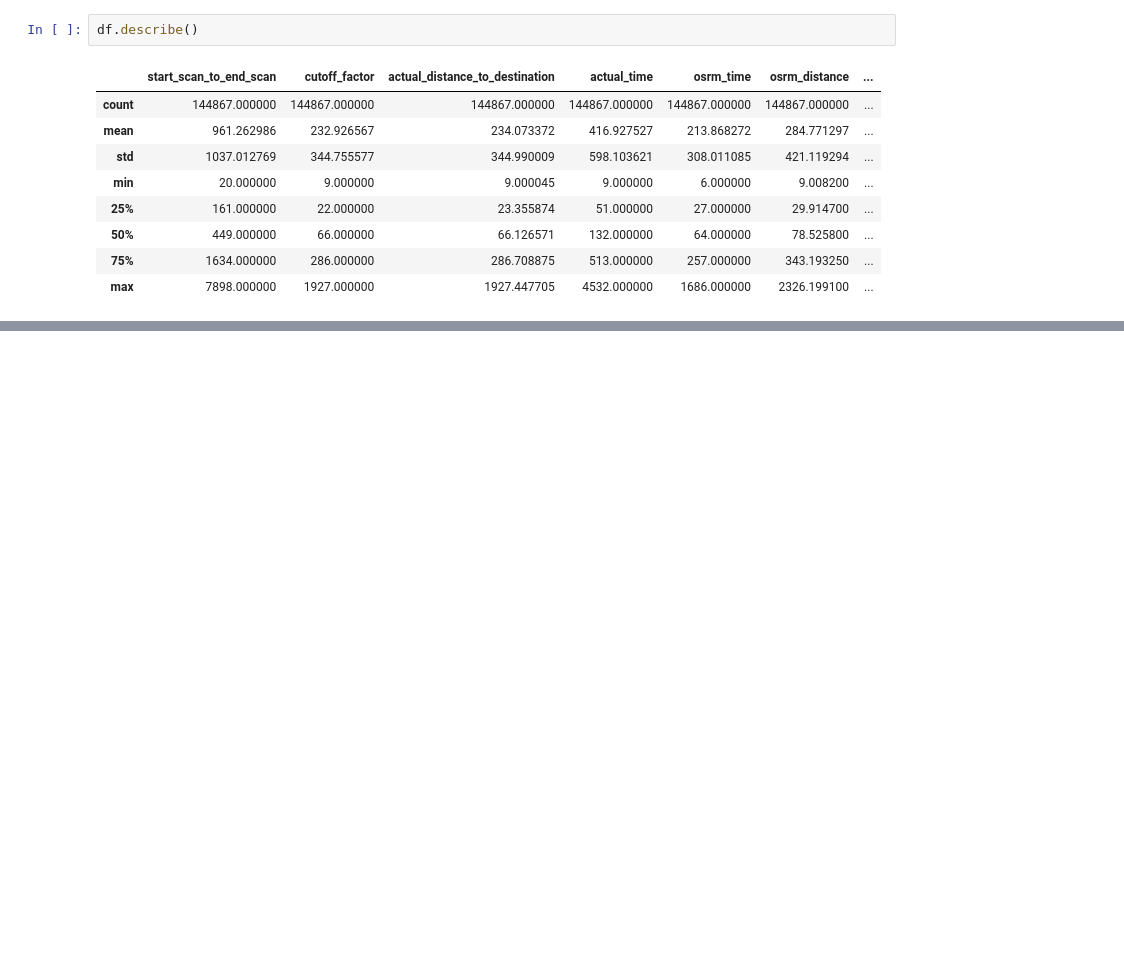
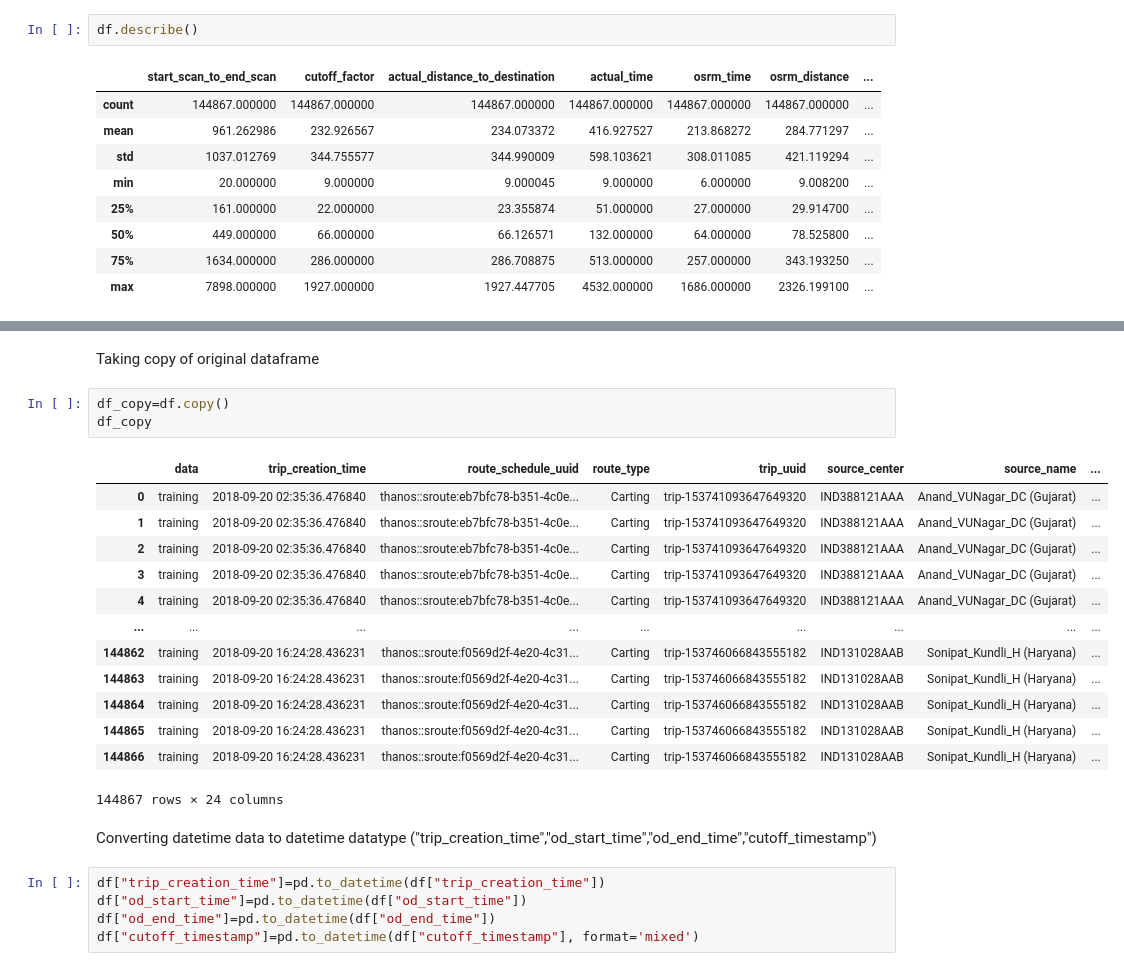
Before and after one commit to bharatkaushik2015/Data-Analysis, a Jupyter notebook: feature-engineering.ipynb, the cells around one changed output, grey strips where cells are left out. Saved outputs shown, nothing was run; the diff lists cells and outputs as text; blank space fills up the shorter version.

```diff
--- a/feature-engineering.ipynb
+++ b/feature-engineering.ipynb
@@ -51,0 +104,26 @@ df.describe()
+# %% [markdown]
+Taking copy of original dataframe
+# %%
+df_copy=df.copy()
+df_copy
+# %% [output]
+|  | data | trip_creation_time | route_schedule_uuid | route_type | trip_uuid | source_center | source_name | ... |
+| 0 | training | 2018-09-20 02:35:36.476840 | thanos::sroute:eb7bfc78-b351-4c0e... | Carting | trip-153741093647649320 | IND388121AAA | Anand_VUNagar_DC (Gujarat) | ... |
+| 1 | training | 2018-09-20 02:35:36.476840 | thanos::sroute:eb7bfc78-b351-4c0e... | Carting | trip-153741093647649320 | IND388121AAA | Anand_VUNagar_DC (Gujarat) | ... |
+| 2 | training | 2018-09-20 02:35:36.476840 | thanos::sroute:eb7bfc78-b351-4c0e... | Carting | trip-153741093647649320 | IND388121AAA | Anand_VUNagar_DC (Gujarat) | ... |
+| 3 | training | 2018-09-20 02:35:36.476840 | thanos::sroute:eb7bfc78-b351-4c0e... | Carting | trip-153741093647649320 | IND388121AAA | Anand_VUNagar_DC (Gujarat) | ... |
+| 4 | training | 2018-09-20 02:35:36.476840 | thanos::sroute:eb7bfc78-b351-4c0e... | Carting | trip-153741093647649320 | IND388121AAA | Anand_VUNagar_DC (Gujarat) | ... |
+| ... | ... | ... | ... | ... | ... | ... | ... | ... |
+| 144862 | training | 2018-09-20 16:24:28.436231 | thanos::sroute:f0569d2f-4e20-4c31... | Carting | trip-153746066843555182 | IND131028AAB | Sonipat_Kundli_H (Haryana) | ... |
+| 144863 | training | 2018-09-20 16:24:28.436231 | thanos::sroute:f0569d2f-4e20-4c31... | Carting | trip-153746066843555182 | IND131028AAB | Sonipat_Kundli_H (Haryana) | ... |
+| 144864 | training | 2018-09-20 16:24:28.436231 | thanos::sroute:f0569d2f-4e20-4c31... | Carting | trip-153746066843555182 | IND131028AAB | Sonipat_Kundli_H (Haryana) | ... |
+| 144865 | training | 2018-09-20 16:24:28.436231 | thanos::sroute:f0569d2f-4e20-4c31... | Carting | trip-153746066843555182 | IND131028AAB | Sonipat_Kundli_H (Haryana) | ... |
+| 144866 | training | 2018-09-20 16:24:28.436231 | thanos::sroute:f0569d2f-4e20-4c31... | Carting | trip-153746066843555182 | IND131028AAB | Sonipat_Kundli_H (Haryana) | ... |
+144867 rows × 24 columns
+# %% [markdown]
+Converting datetime data to datetime datatype ("trip_creation_time","od_start_time","od_end_time","cutoff_timestamp")
+# %%
+df["trip_creation_time"]=pd.to_datetime(df["trip_creation_time"])
+df["od_start_time"]=pd.to_datetime(df["od_start_time"])
+df["od_end_time"]=pd.to_datetime(df["od_end_time"])
+df["cutoff_timestamp"]=pd.to_datetime(df["cutoff_timestamp"], format='mixed')
```
Also changed, not shown: parts of 9 cells of this notebook.
